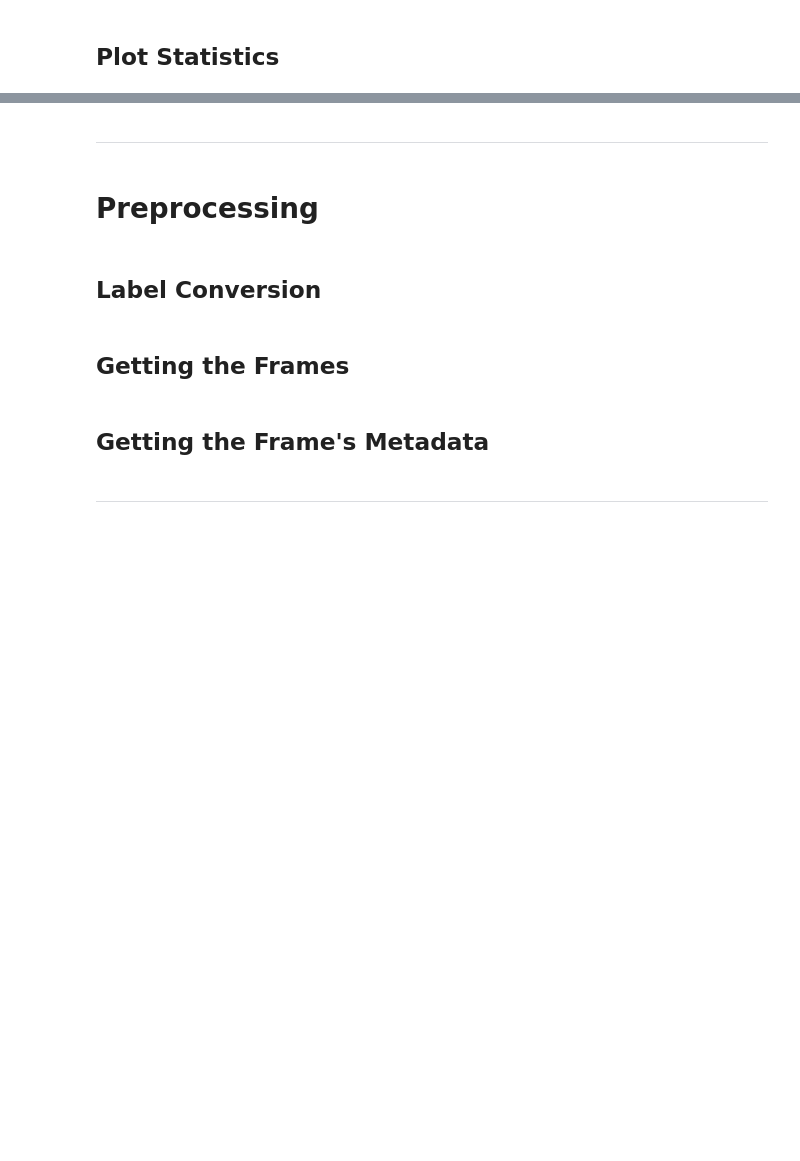
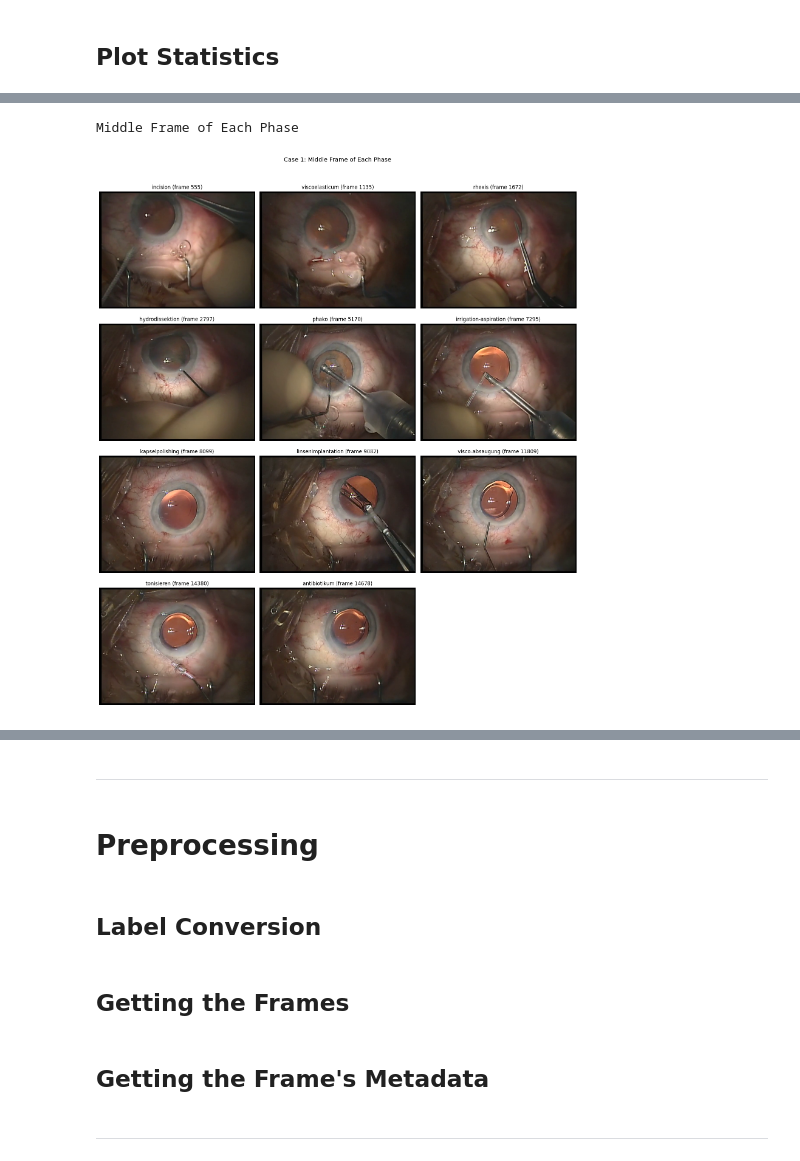
Before and after one commit to stefanosPanteli/EPL445_CataractVideoPhaseClassification, a Jupyter notebook: project/project.ipynb, the cells around one changed output, grey strips where cells are left out. Cells and saved outputs as stored; diff of their text form; code cells hidden in the pictures; blank space fills up the shorter version.

```diff
--- a/project/project.ipynb
+++ b/project/project.ipynb
@@ -650,6 +728,7 @@ def show_middle_frame_of_each_phase(case_info: Dict[str, object], case_id: int)
             'phase': segment['label'],
             'start_frame': segment['start_frame'],
             'end_frame': segment['end_frame'],
+            'total_frames': segment['end_frame'] - segment['start_frame'] + 1,
             'middle_frame': middle_frame,
             'height': height,
             'width': width,
@@ -661,30 +740,33 @@ def show_middle_frame_of_each_phase(case_info: Dict[str, object], case_id: int)
             'mean_gray': mean_gray,
             'std_gray': std_gray
         })
 
         ax.imshow(frame_rgb)
         ax.set_title(f'{segment["label"]} (frame {middle_frame})')
         ax.axis('off')
 
     total_axes = n_rows * n_cols
     for idx in range(n_phases, total_axes):
         row_idx = idx // n_cols
         col_idx = idx % n_cols
         axes[row_idx, col_idx].axis('off')
 
     cap.release()
     plt.suptitle(f'Case {case_id}: Middle Frame of Each Phase', y= 1.02, fontsize= 14)
     plt.tight_layout()
     plt.show()
 
     metrics_df = pd.DataFrame(metrics_rows)
 
     if not metrics_df.empty:
         display(metrics_df)
 
     return metrics_df
 
 nicely_print('Middle Frame of Each Phase')
 first_case_id = sorted(cases['train'].keys())[0]
 first_case_info = cases['train'][first_case_id]
 first_case_metrics_df = show_middle_frame_of_each_phase(case_info= first_case_info, case_id= first_case_id)
+# %% [output]
+Middle Frame of Each Phase
+[figure, added]
```
Also changed, not shown: parts of 28 cells of this notebook, 1 other file.
